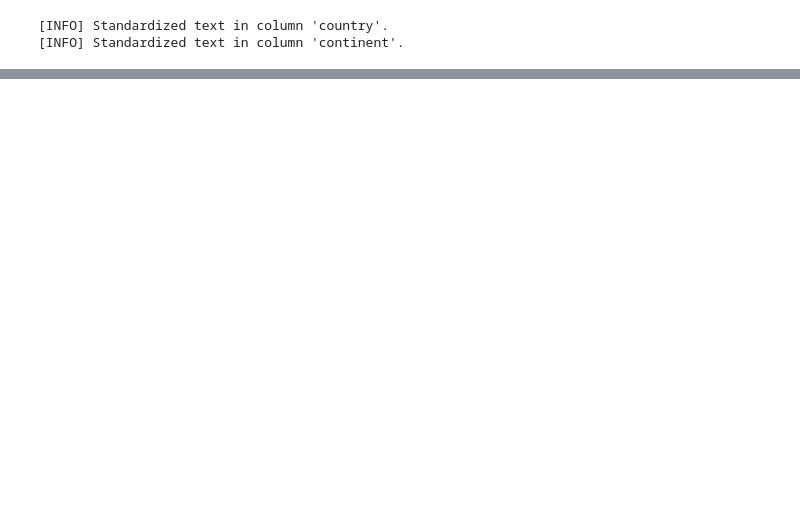
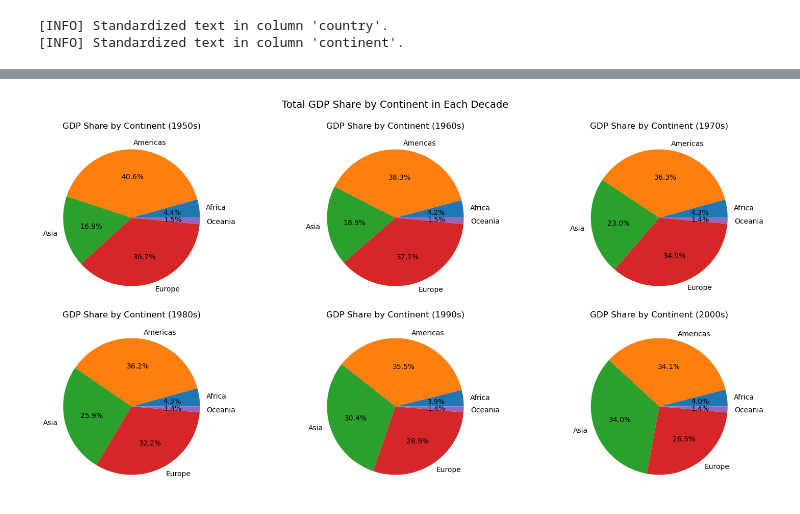
Before and after one commit to sepehr-amooei/Full-Stack-Data-Analysis-Project, a Jupyter notebook: notebooks/exploration.ipynb, the cells around one changed output, grey strips where cells are left out. Cells and saved outputs as stored; diff of their text form; code cells hidden in the pictures; blank space fills up the shorter version.

```diff
--- a/notebooks/exploration.ipynb
+++ b/notebooks/exploration.ipynb
@@ -118,0 +222,27 @@ print(df.head())
+# %%
+df["decade"] = (df['year'].dt.year // 10) *10
+decades = sorted(df['decade'].unique())
+# %%
+import math
+import matplotlib.pyplot as plt
+
+num_charts = len(decades)
+n_rows = 2
+n_cols = math.ceil(num_charts / n_rows)
+
+fig, axes = plt.subplots(n_rows, n_cols, figsize=(16, 8))
+axes = axes.flatten()
+
+for i, decade in enumerate(decades):
+    data = df[df['decade'] == decade].groupby('continent')['gdp_total'].sum()
+    plt.sca(axes[i])
+    plt.pie(data, labels=data.index, autopct='%1.1f%%')
+    axes[i].set_title(f"GDP Share by Continent ({decade}s)")
+
+
+plt.suptitle("Total GDP Share by Continent in Each Decade", fontsize=14)
+plt.tight_layout()
+plt.subplots_adjust(top=0.90)
+plt.show()
+# %% [output]
+[figure, added]
```
Also changed, not shown: parts of 12 cells of this notebook.
